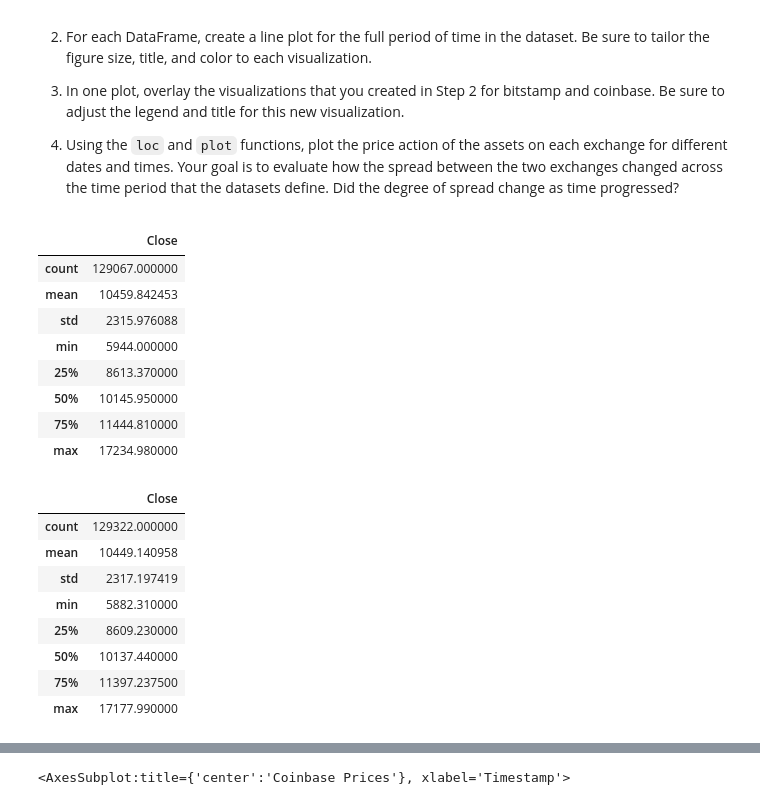
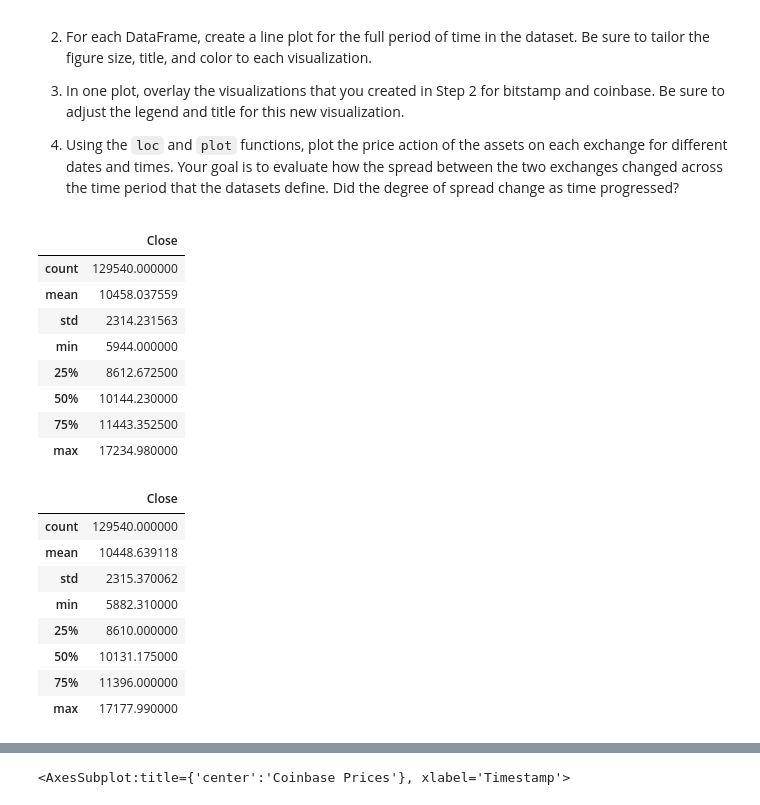
Before and after one commit to sungmoo89/Crypto-Arbitrage, a Jupyter notebook: crypto_arbitrage.ipynb, the cells around one changed output, grey strips where cells are left out. Cells and saved outputs as stored; diff of their text form; code cells hidden in the pictures.

```diff
--- a/crypto_arbitrage.ipynb
+++ b/crypto_arbitrage.ipynb
@@ -141,7 +169,7 @@ USD Volume        117749.615721
 Weighted Price     10459.384448
 dtype: float64
 # %%
-bitstamp = bitstamp.fillna(bitstamp.mean())
+bitstamp = bitstamp.fillna(method="ffill")
 # %%
 bitstamp.isnull().sum()
 # %% [output]
@@ -206,3 +233,5 @@ dtype: object
+# %%
+bitstamp = bitstamp.fillna(method="ffill")
 # %% [markdown]
 ### Step 4: Review the data for duplicated values, and drop them if necessary.
 # %%
@@ -233,3 +321,6 @@ Select the data you want to analyze. Use `loc` or `iloc` to select the following
 * Timestamp (index)
 
 * Close
+# %%
+bitstamp_sliced = bitstamp.iloc[:, [3]]# YOUR CODE HERE
+bitstamp_sliced.head()
@@ -236,6 +335,6 @@ Select the data you want to analyze. Use `loc` or `iloc` to select the following
 # %%
 # Use loc or iloc to select `Timestamp (the index)` and `Close` from bitstamp DataFrame
-bitstamp_sliced = # YOUR CODE HERE
+# bitstamp_sliced = bitstamp.loc[:, "Close"]# YOUR CODE HERE
 
 # Review the first five rows of the DataFrame
 # YOUR CODE HERE
@@ -276,26 +368,28 @@ Sort through the time series data associated with the bitstamp and coinbase Data
 # %%
 # Generate the summary statistics for the bitstamp DataFrame
 # YOUR CODE HERE
+bitstamp_sliced.describe()
 # %% [output]
 |  | Close |
-| count | 129067.000000 |
-| mean | 10459.842453 |
-| std | 2315.976088 |
+| count | 129540.000000 |
+| mean | 10458.037559 |
+| std | 2314.231563 |
 | min | 5944.000000 |
-| 25% | 8613.370000 |
-| 50% | 10145.950000 |
-| 75% | 11444.810000 |
+| 25% | 8612.672500 |
+| 50% | 10144.230000 |
+| 75% | 11443.352500 |
 | max | 17234.980000 |
 # %%
 # Generate the summary statistics for the coinbase DataFrame
 # YOUR CODE HERE
+coinbase_sliced.describe()
 # %% [output]
 |  | Close |
-| count | 129322.000000 |
-| mean | 10449.140958 |
-| std | 2317.197419 |
+| count | 129540.000000 |
+| mean | 10448.639118 |
+| std | 2315.370062 |
 | min | 5882.310000 |
-| 25% | 8609.230000 |
-| 50% | 10137.440000 |
-| 75% | 11397.237500 |
+| 25% | 8610.000000 |
+| 50% | 10131.175000 |
+| 75% | 11396.000000 |
 | max | 17177.990000 |
```
Also changed, not shown: parts of 37 cells of this notebook.
